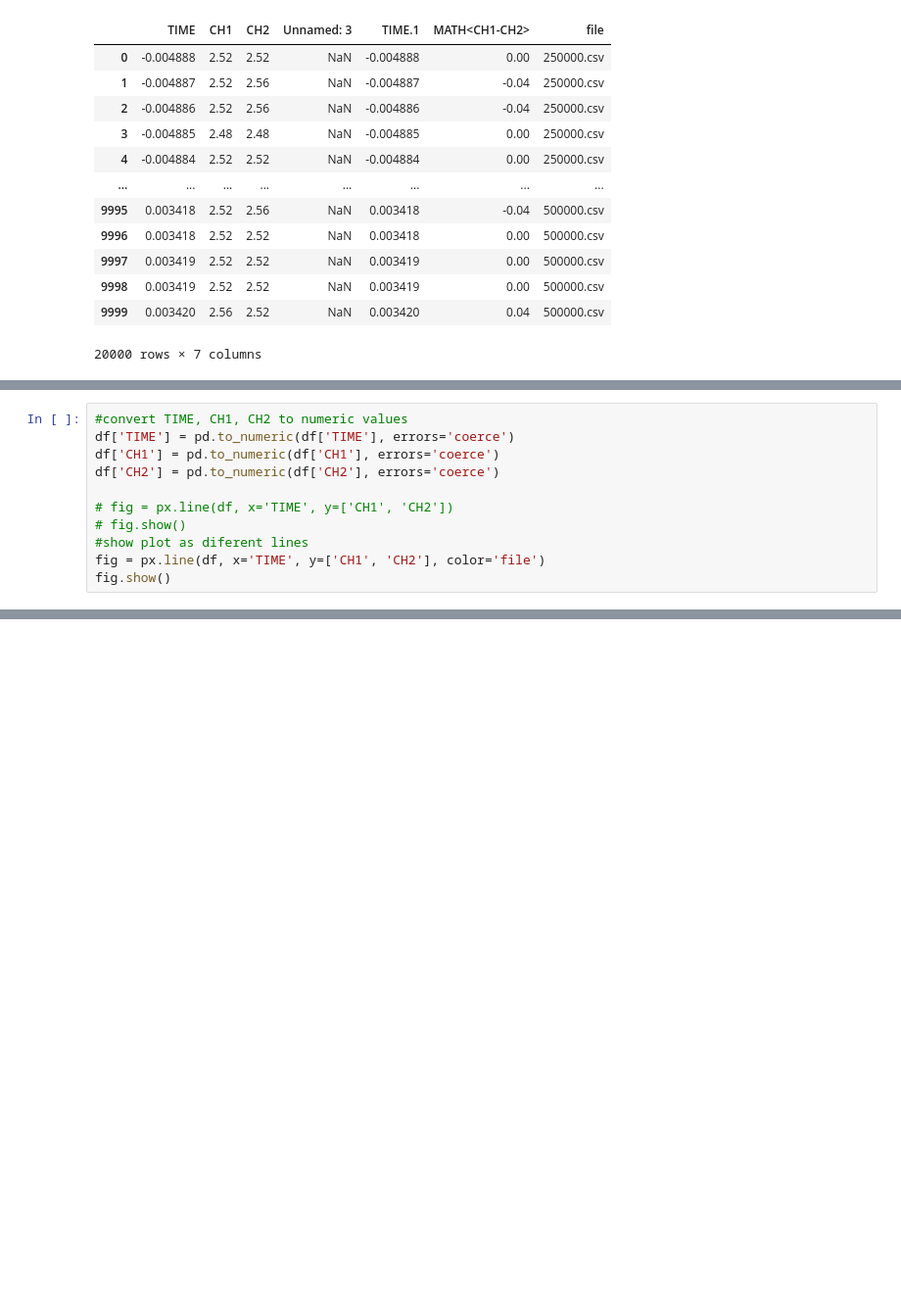
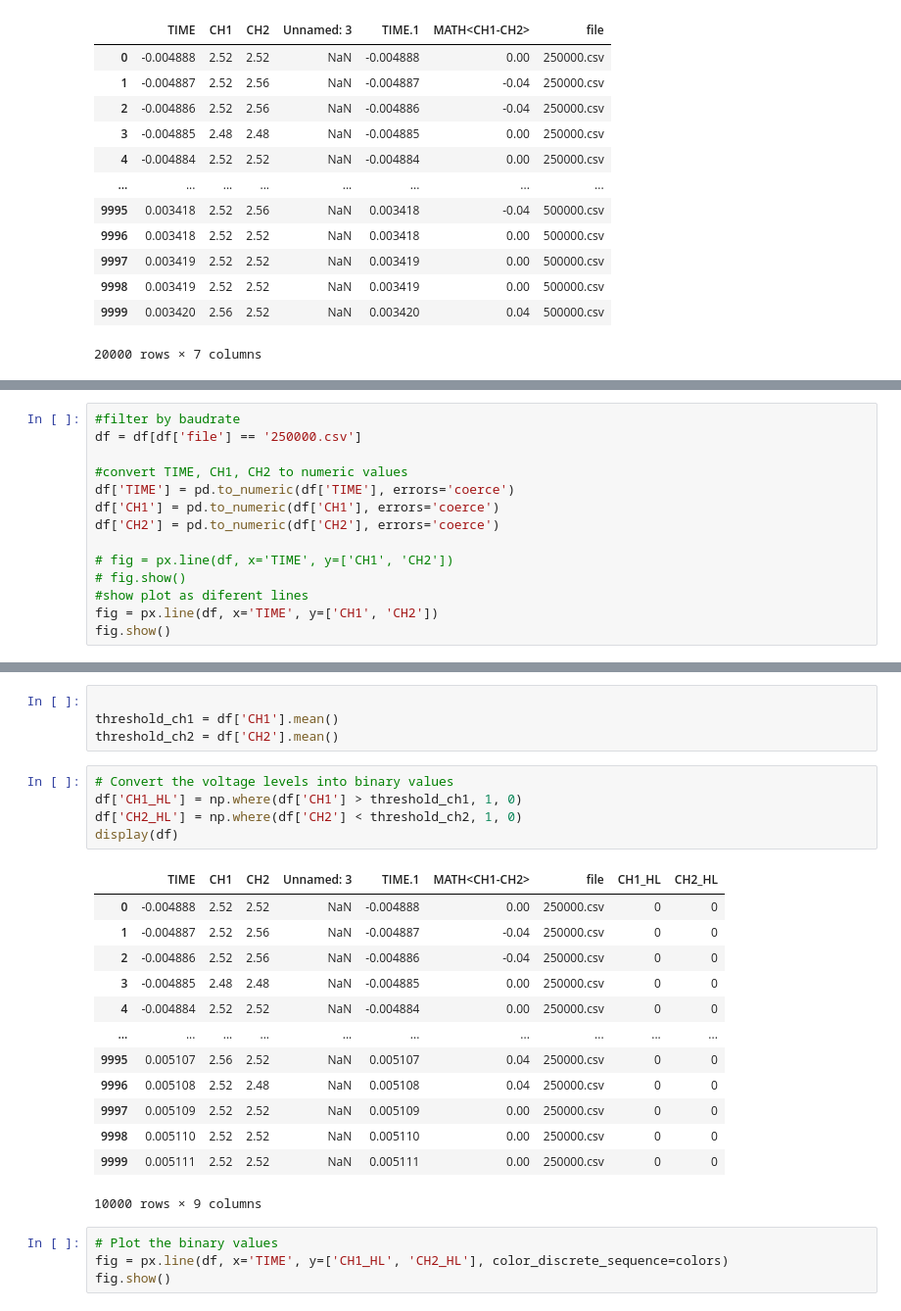
Before and after one commit to CelestineOverflow/BUL, a Jupyter notebook: lab-4/data-viewer.ipynb, the cells around one changed output, grey strips where cells are left out. Shown at 98% size. Drawn from its saved outputs; the diff is of its cells as text; blank space fills up the shorter version.

```diff
--- a/lab-4/data-viewer.ipynb
+++ b/lab-4/data-viewer.ipynb
@@ -38,4 +43,7 @@ display(df)
 # %%
+#filter by baudrate
+df = df[df['file'] == '250000.csv']
+
 #convert TIME, CH1, CH2 to numeric values
 df['TIME'] = pd.to_numeric(df['TIME'], errors='coerce')
 df['CH1'] = pd.to_numeric(df['CH1'], errors='coerce')
@@ -44,5 +52,5 @@ df['CH2'] = pd.to_numeric(df['CH2'], errors='coerce')
 # fig = px.line(df, x='TIME', y=['CH1', 'CH2'])
 # fig.show()
 #show plot as diferent lines
-fig = px.line(df, x='TIME', y=['CH1', 'CH2'], color='file')
+fig = px.line(df, x='TIME', y=['CH1', 'CH2'])
 fig.show()
@@ -48,0 +64,27 @@ fig.show()
+# %%
+
+threshold_ch1 = df['CH1'].mean()
+threshold_ch2 = df['CH2'].mean()
+# %%
+# Convert the voltage levels into binary values
+df['CH1_HL'] = np.where(df['CH1'] > threshold_ch1, 1, 0)
+df['CH2_HL'] = np.where(df['CH2'] < threshold_ch2, 1, 0)
+display(df)
+# %% [output]
+|  | TIME | CH1 | CH2 | Unnamed: 3 | TIME.1 | MATH<CH1-CH2> | file | CH1_HL | CH2_HL |
+| 0 | -0.004888 | 2.52 | 2.52 | NaN | -0.004888 | 0.00 | 250000.csv | 0 | 0 |
+| 1 | -0.004887 | 2.52 | 2.56 | NaN | -0.004887 | -0.04 | 250000.csv | 0 | 0 |
+| 2 | -0.004886 | 2.52 | 2.56 | NaN | -0.004886 | -0.04 | 250000.csv | 0 | 0 |
+| 3 | -0.004885 | 2.48 | 2.48 | NaN | -0.004885 | 0.00 | 250000.csv | 0 | 0 |
+| 4 | -0.004884 | 2.52 | 2.52 | NaN | -0.004884 | 0.00 | 250000.csv | 0 | 0 |
+| ... | ... | ... | ... | ... | ... | ... | ... | ... | ... |
+| 9995 | 0.005107 | 2.56 | 2.52 | NaN | 0.005107 | 0.04 | 250000.csv | 0 | 0 |
+| 9996 | 0.005108 | 2.52 | 2.48 | NaN | 0.005108 | 0.04 | 250000.csv | 0 | 0 |
+| 9997 | 0.005109 | 2.52 | 2.52 | NaN | 0.005109 | 0.00 | 250000.csv | 0 | 0 |
+| 9998 | 0.005110 | 2.52 | 2.52 | NaN | 0.005110 | 0.00 | 250000.csv | 0 | 0 |
+| 9999 | 0.005111 | 2.52 | 2.52 | NaN | 0.005111 | 0.00 | 250000.csv | 0 | 0 |
+10000 rows × 9 columns
+# %%
+# Plot the binary values
+fig = px.line(df, x='TIME', y=['CH1_HL', 'CH2_HL'], color_discrete_sequence=colors)
+fig.show()
```
Also changed, not shown: parts of 2 cells of this notebook, 16 other files.
